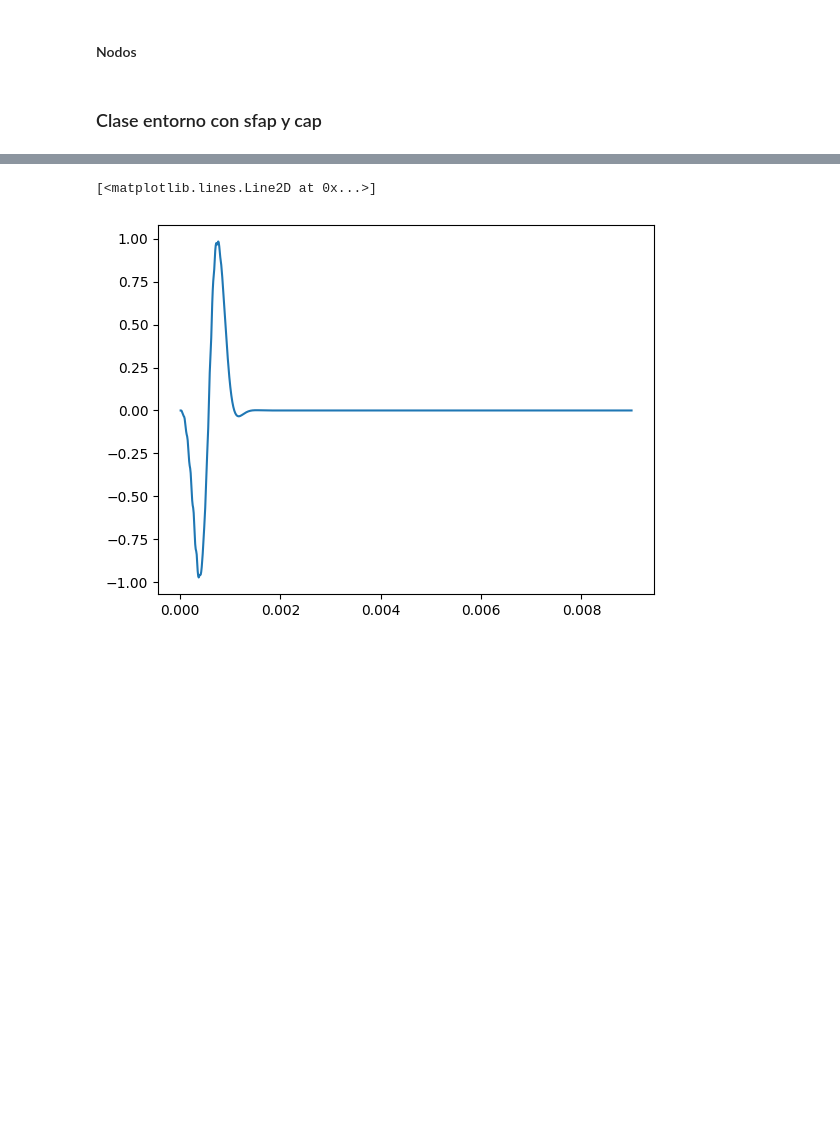
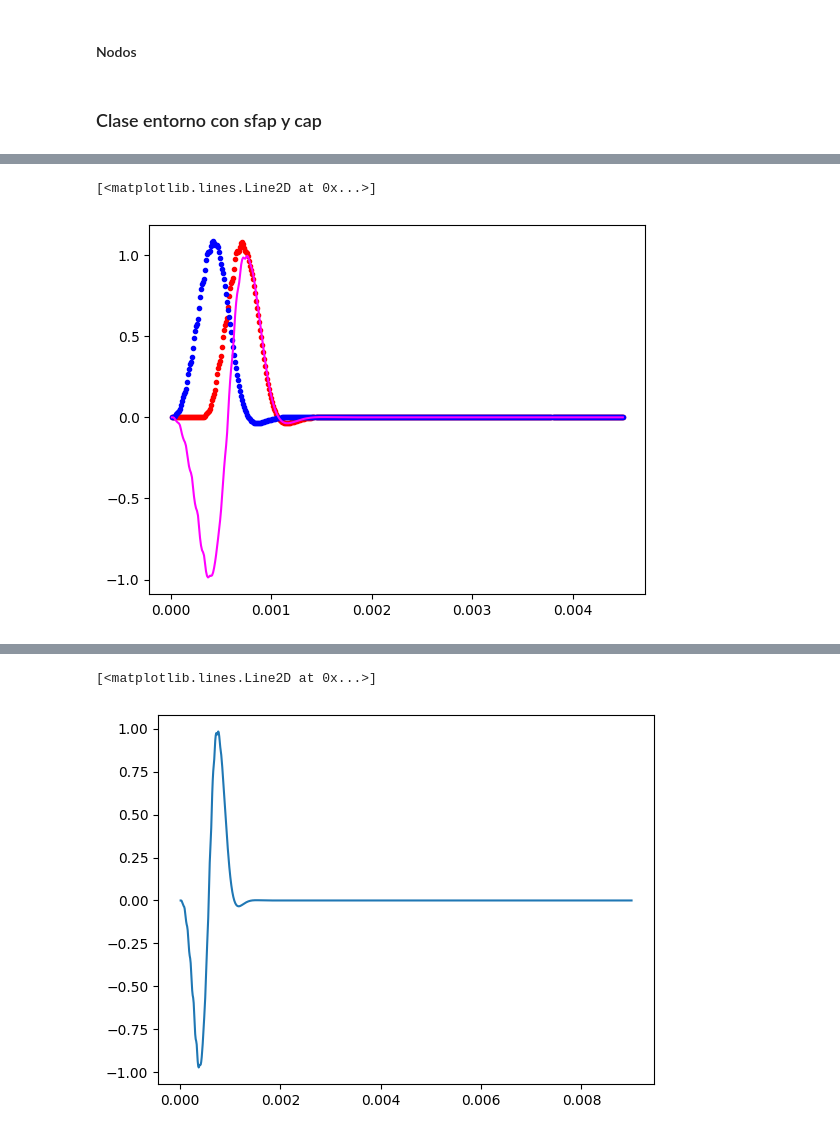
Before and after one commit to rmserra/proyecto-de-graduacion, a Jupyter notebook: modelo_poo.ipynb, the cells around one changed output, grey strips where cells are left out. Cells and saved outputs as stored; diff of their text form; code cells hidden in the pictures; blank space fills up the shorter version.

```diff
--- a/modelo_poo.ipynb
+++ b/modelo_poo.ipynb
@@ -1319,3 +1242,15 @@ plt.plot(t,a.electrodos[0].sfap[0]/max(a.electrodos[0].sfap[0]))
+# %%
+#CAP y CAP DIFERENCIAL
+
+fm = 100000
+t = np.arange(1/fm,a.tiempo_registro+1/fm,1/fm)
+plt.plot(t,a.electrodos[0].cap,'r .')
+plt.plot(t,a.electrodos[1].cap,'b .')
+plt.plot(t,a.cap_diferencial(posicion_1=0,posicion_2=1),'magenta')
+#plt.plot(t,a.electrodos[0].sfap[0]/max(a.electrodos[0].sfap[0]),'magenta')
+# %% [output]
+[<matplotlib.lines.Line2D at 0x...>]
+[figure, added]
 # %%
 #Plot de cada SFAP del electrodo 0
 
```
Also changed, not shown: parts of 4 cells of this notebook, 1 other file.
